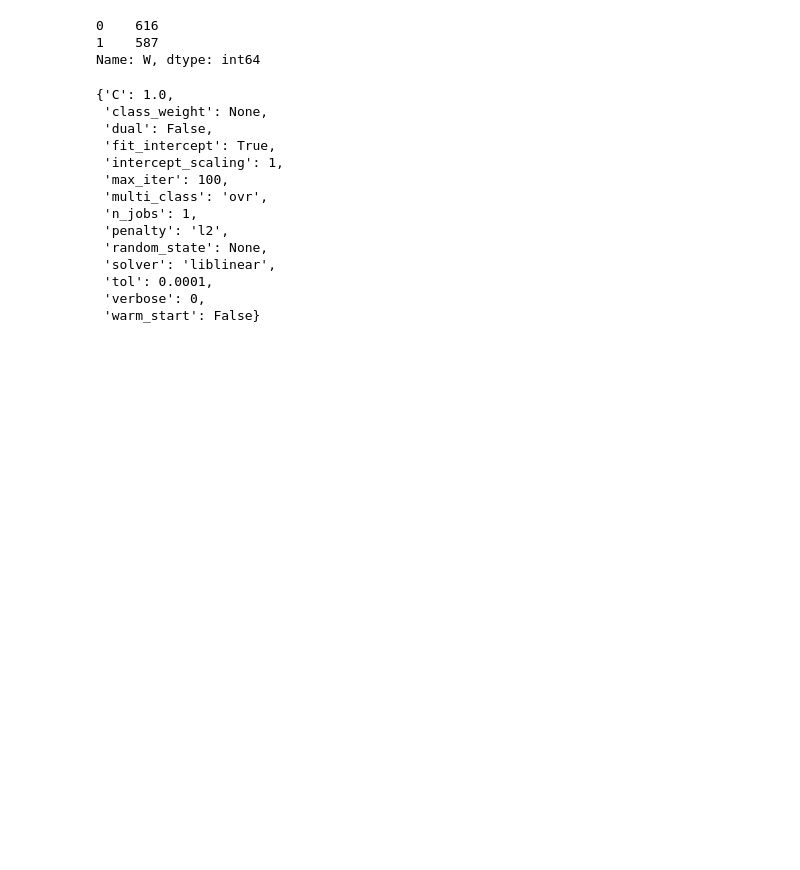
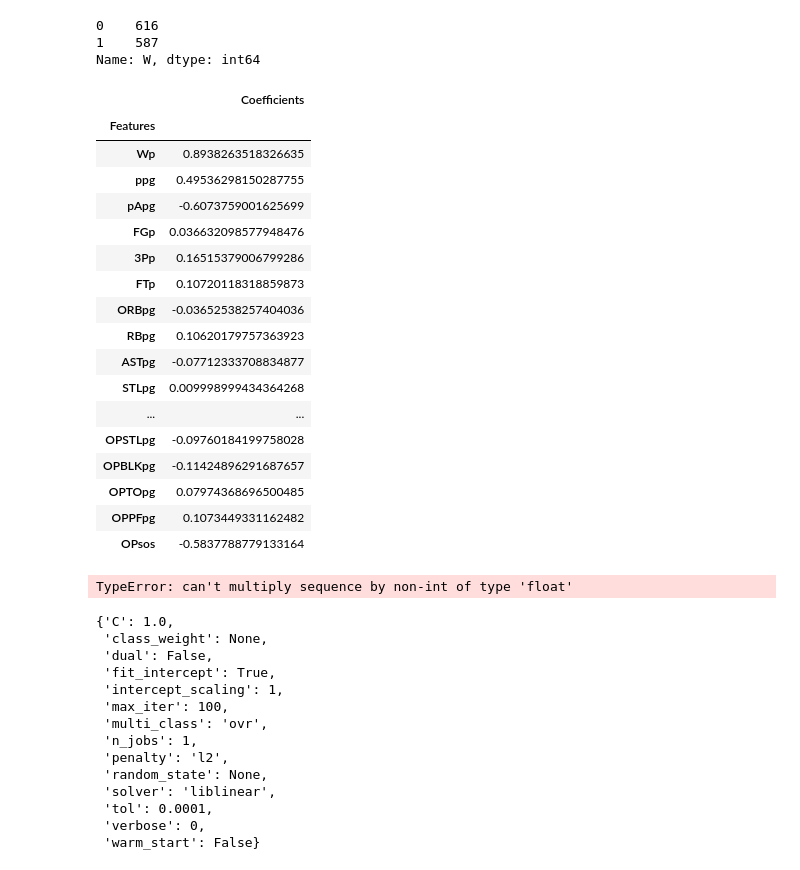
Before and after one commit to scostello28/Bracket-Buster, a Jupyter notebook: teston2018.ipynb, the cells around one changed output. Cells and saved outputs as stored; diff of their text form; code cells hidden in the pictures; blank space fills up the shorter version.

```diff
--- a/teston2018.ipynb
+++ b/teston2018.ipynb
@@ -66,6 +70,41 @@ lg = LogisticRegression()
 lg.fit(X_train, y_train)
 lg_predict = lg.predict(X_test)
 lg_predict_proba = lg.predict_proba(X_test)
+# %%
+coefficients = list(lg.coef_.ravel())
+coefficients = [float(i) for i in coefficients]
+features = Xy_test.columns
+features = list(features[1:])
+# %%
+coefficient_df = pd.DataFrame(np.column_stack([features, coefficients]),
+                               columns=['Features', 'Coefficients'])
+
+coefficient_df.set_index('Features')
+# %% [output]
+|  | Coefficients |
+| Features |  |
+| Wp | 0.8938263518326635 |
+| ppg | 0.49536298150287755 |
+| pApg | -0.6073759001625699 |
+| FGp | 0.036632098577948476 |
+| 3Pp | 0.16515379006799286 |
+| FTp | 0.10720118318859873 |
+| ORBpg | -0.03652538257404036 |
+| RBpg | 0.10620179757363923 |
+| ASTpg | -0.07712333708834877 |
+| STLpg | 0.009998999434364268 |
+| ... | ... |
+| OPSTLpg | -0.09760184199758028 |
+| OPBLKpg | -0.11424896291687657 |
+| OPTOpg | 0.07974368696500485 |
+| OPPFpg | 0.1073449331162482 |
+| OPsos | -0.5837788779133164 |
+# %%
+coefficient_df.Coefficients = coefficient_df.Coefficients.round(2)
+
+coefficient_df
+# %% [output]
+TypeError: can't multiply sequence by non-int of type 'float'
 # %%
 lg.get_params()
 # %% [output]
```
Also changed, not shown: parts of 18 cells of this notebook, 4 other files.
